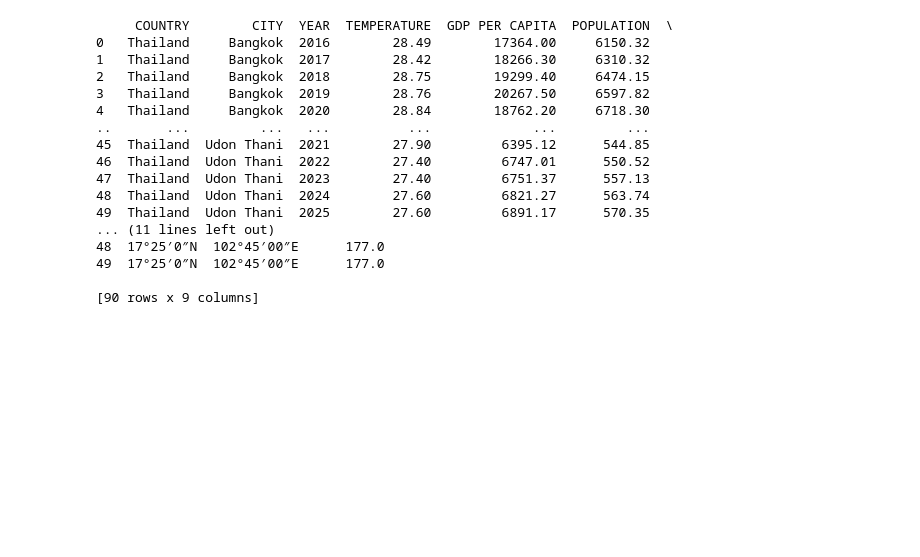
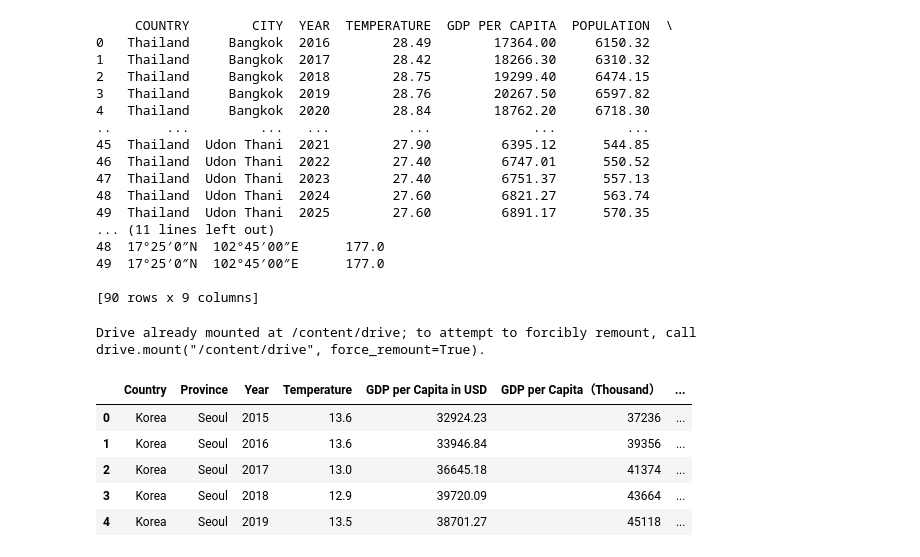
Before and after one commit to louisaliu173-glitch/QM2.0, a Jupyter notebook: project1_test.ipynb, the cells around one changed output. Drawn from its saved outputs; the diff is of its cells as text; code cells hidden in the pictures; blank space fills up the shorter version.

```diff
--- a/project1_test.ipynb
+++ b/project1_test.ipynb
@@ -80,3 +80,23 @@ print(df)
 49  17°25′0″N  102°45′00″E      177.0
 
 [90 rows x 9 columns]
+# %%
+from google.colab import drive
+drive.mount('/content/drive')
+
+import pandas as pd
+
+df = pd.read_csv(
+    "/content/drive/MyDrive/Colab Notebooks/Korea_Data.csv",
+    encoding="utf-8"
+)
+
+df.head()
+# %% [output]
+Drive already mounted at /content/drive; to attempt to forcibly remount, call drive.mount("/content/drive", force_remount=True).
+|  | Country | Province | Year | Temperature | GDP per Capita in USD | GDP per Capita（Thousand） | ... |
+| 0 | Korea | Seoul | 2015 | 13.6 | 32924.23 | 37236 | ... |
+| 1 | Korea | Seoul | 2016 | 13.6 | 33946.84 | 39356 | ... |
+| 2 | Korea | Seoul | 2017 | 13.0 | 36645.18 | 41374 | ... |
+| 3 | Korea | Seoul | 2018 | 12.9 | 39720.09 | 43664 | ... |
+| 4 | Korea | Seoul | 2019 | 13.5 | 38701.27 | 45118 | ... |
```
Also changed, not shown: parts of 2 cells of this notebook.
